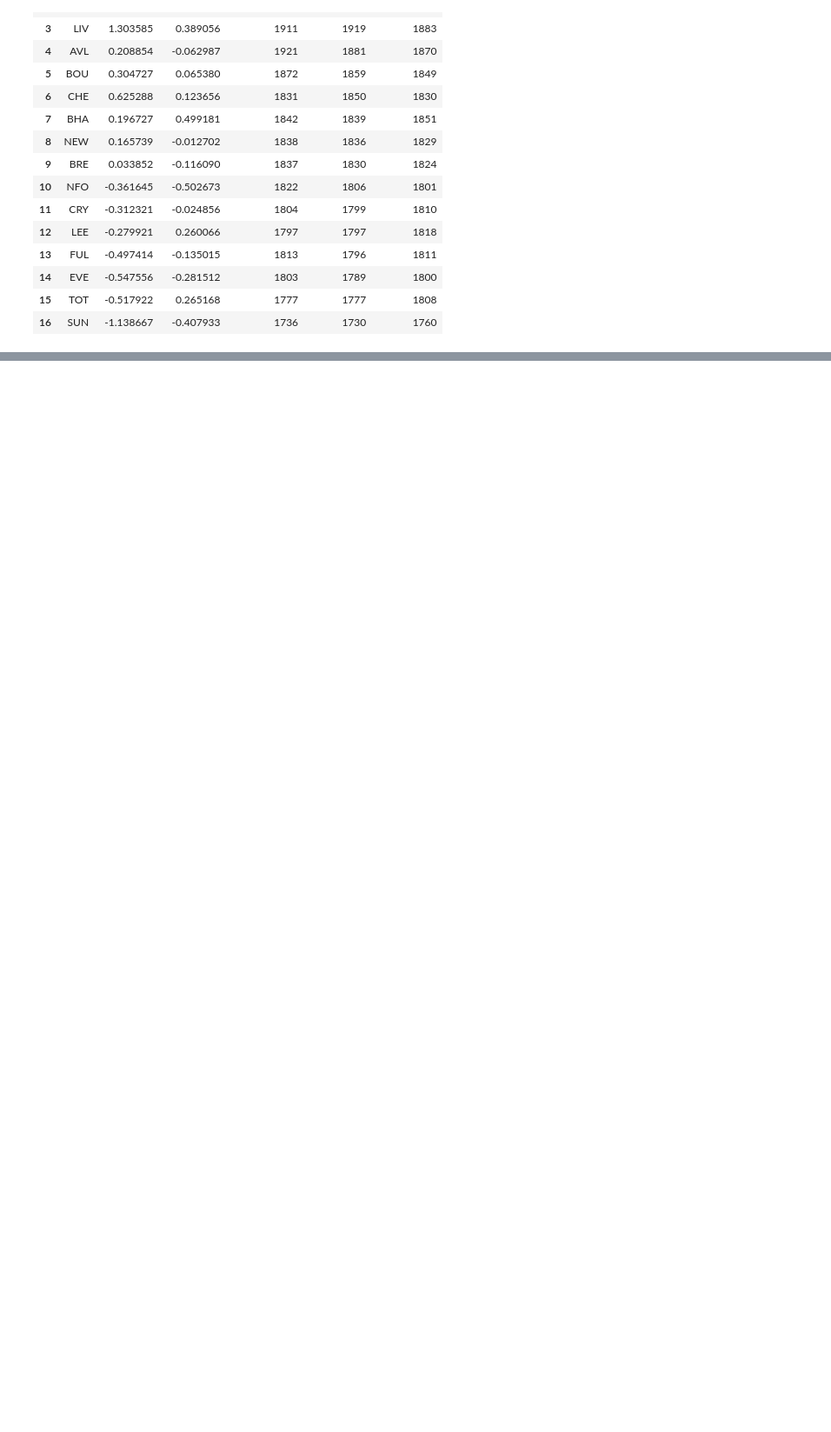
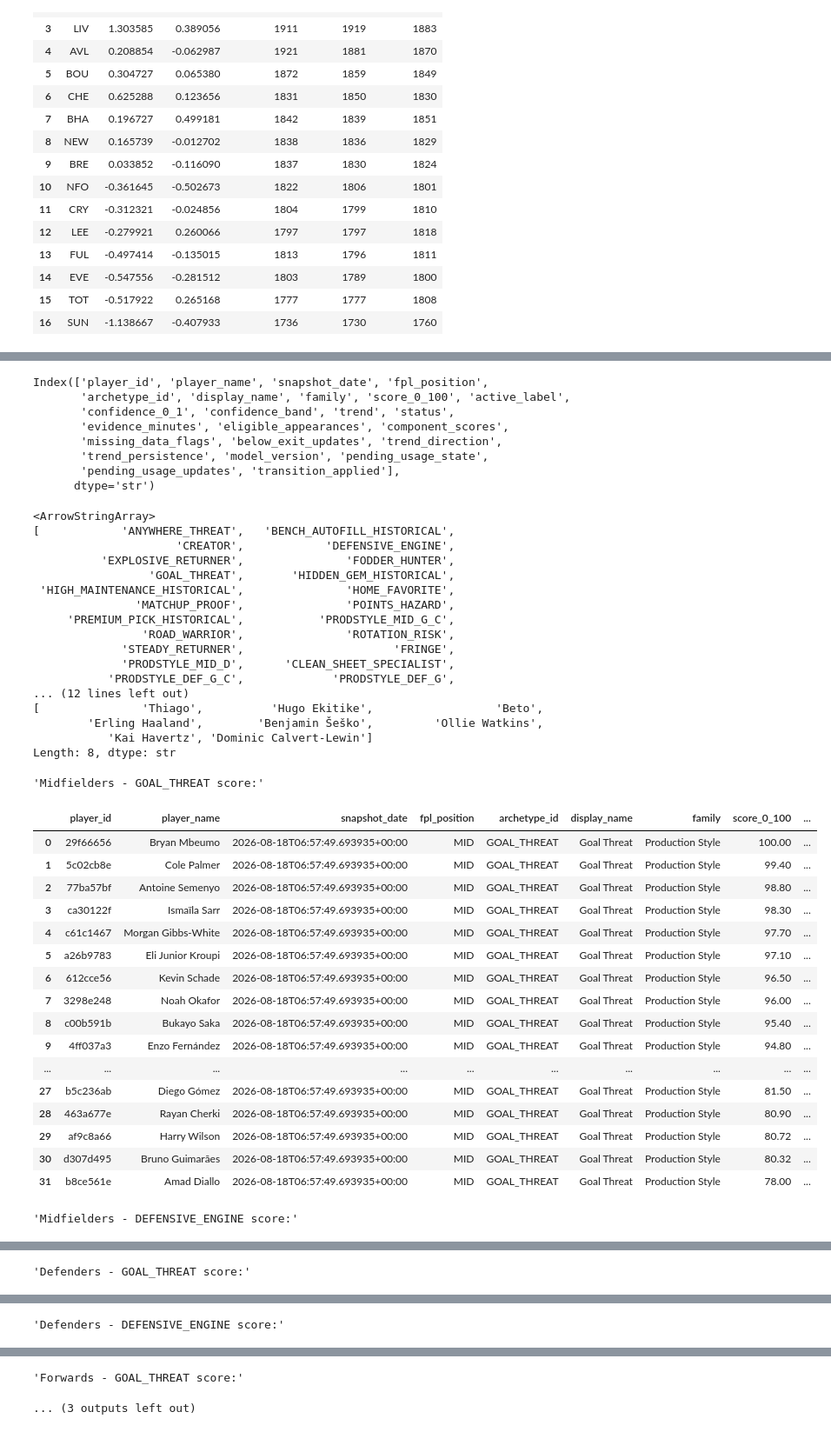
Before and after one commit to Ukandu20/FPL_Assistant, a Jupyter notebook: notebooks/fpl.ipynb, the cells around one changed output, grey strips where cells are left out. Shown at 87% size. Cells and saved outputs as stored; diff of their text form; code cells hidden in the pictures; blank space fills up the shorter version.

Commit message:
chore(analysis): tune goal threat and refresh notebook

```diff
--- a/notebooks/fpl.ipynb
+++ b/notebooks/fpl.ipynb
@@ -1760,0 +1783,26 @@ KeyError: "['clean_sheets'] not in index"
+# %%
+archetypes = pd.read_csv('../data/processed/archetypes/model_version=1.0.0/snapshot=2026-08-18T06-57-49Z/archetypes.csv')
+
+
+display(archetypes.describe())
+display(archetypes.columns)
+print(archetypes['archetype_id'].unique())
+
+goal_threats = archetypes[archetypes['archetype_id'].eq('GOAL_THREAT') & archetypes['active_label'].eq(True) & archetypes['fpl_position'].eq('FWD')].reset_index(drop=True)
+print(goal_threats['player_name'].unique())
+#display(goal_threats)
+
+def display_archetype_by_pos(df, archetype, position):
+    df = df.copy()
+
+    archetype_df = df[df['archetype_id'].eq(archetype) & df['active_label'].eq(True) & df['fpl_position'].eq(position)].reset_index(drop=True)
+
+    return archetype_df
+
+archs = ['GOAL_THREAT', 'DEFENSIVE_ENGINE']
+
+for pos, label in [('MID', 'Midfielders'), ('DEF', 'Defenders'), ('FWD', 'Forwards')]:
+    for arch in archs:
+        archetype_df = display_archetype_by_pos(archetypes, arch, pos)
+        display(f"{label} - {arch} score:", archetype_df.sort_values("score_0_100", ascending=False).reset_index(drop=True))
+# %% [output]
@@ -1760,0 +1818,44 @@ KeyError: "['clean_sheets'] not in index"
+Index(['player_id', 'player_name', 'snapshot_date', 'fpl_position',
+       'archetype_id', 'display_name', 'family', 'score_0_100', 'active_label',
+       'confidence_0_1', 'confidence_band', 'trend', 'status',
+       'evidence_minutes', 'eligible_appearances', 'component_scores',
+       'missing_data_flags', 'below_exit_updates', 'trend_direction',
+       'trend_persistence', 'model_version', 'pending_usage_state',
+       'pending_usage_updates', 'transition_applied'],
+      dtype='str')
+<ArrowStringArray>
+[            'ANYWHERE_THREAT',   'BENCH_AUTOFILL_HISTORICAL',
+                     'CREATOR',            'DEFENSIVE_ENGINE',
+          'EXPLOSIVE_RETURNER',               'FODDER_HUNTER',
+                 'GOAL_THREAT',       'HIDDEN_GEM_HISTORICAL',
+ 'HIGH_MAINTENANCE_HISTORICAL',               'HOME_FAVORITE',
+               'MATCHUP_PROOF',               'POINTS_HAZARD',
+     'PREMIUM_PICK_HISTORICAL',           'PRODSTYLE_MID_G_C',
+                'ROAD_WARRIOR',               'ROTATION_RISK',
+             'STEADY_RETURNER',                      'FRINGE',
+             'PRODSTYLE_MID_D',      'CLEAN_SHEET_SPECIALIST',
+           'PRODSTYLE_DEF_G_C',             'PRODSTYLE_DEF_G',
+... (12 lines left out)
+[               'Thiago',          'Hugo Ekitike',                  'Beto',
+        'Erling Haaland',        'Benjamin Šeško',         'Ollie Watkins',
+           'Kai Havertz', 'Dominic Calvert-Lewin']
+Length: 8, dtype: str
+'Midfielders - GOAL_THREAT score:'
+|  | player_id | player_name | snapshot_date | fpl_position | archetype_id | display_name | family | score_0_100 | ... |
+| 0 | 29f66656 | Bryan Mbeumo | 2026-08-18T06:57:49.693935+00:00 | MID | GOAL_THREAT | Goal Threat | Production Style | 100.00 | ... |
+| 1 | 5c02cb8e | Cole Palmer | 2026-08-18T06:57:49.693935+00:00 | MID | GOAL_THREAT | Goal Threat | Production Style | 99.40 | ... |
+| 2 | 77ba57bf | Antoine Semenyo | 2026-08-18T06:57:49.693935+00:00 | MID | GOAL_THREAT | Goal Threat | Production Style | 98.80 | ... |
+| 3 | ca30122f | Ismaïla Sarr | 2026-08-18T06:57:49.693935+00:00 | MID | GOAL_THREAT | Goal Threat | Production Style | 98.30 | ... |
+| 4 | c61c1467 | Morgan Gibbs-White | 2026-08-18T06:57:49.693935+00:00 | MID | GOAL_THREAT | Goal Threat | Production Style | 97.70 | ... |
+| 5 | a26b9783 | Eli Junior Kroupi | 2026-08-18T06:57:49.693935+00:00 | MID | GOAL_THREAT | Goal Threat | Production Style | 97.10 | ... |
+| 6 | 612cce56 | Kevin Schade | 2026-08-18T06:57:49.693935+00:00 | MID | GOAL_THREAT | Goal Threat | Production Style | 96.50 | ... |
+| 7 | 3298e248 | Noah Okafor | 2026-08-18T06:57:49.693935+00:00 | MID | GOAL_THREAT | Goal Threat | Production Style | 96.00 | ... |
+| 8 | c00b591b | Bukayo Saka | 2026-08-18T06:57:49.693935+00:00 | MID | GOAL_THREAT | Goal Threat | Production Style | 95.40 | ... |
+| 9 | 4ff037a3 | Enzo Fernández | 2026-08-18T06:57:49.693935+00:00 | MID | GOAL_THREAT | Goal Threat | Production Style | 94.80 | ... |
+| ... | ... | ... | ... | ... | ... | ... | ... | ... | ... |
+| 27 | b5c236ab | Diego Gómez | 2026-08-18T06:57:49.693935+00:00 | MID | GOAL_THREAT | Goal Threat | Production Style | 81.50 | ... |
+| 28 | 463a677e | Rayan Cherki | 2026-08-18T06:57:49.693935+00:00 | MID | GOAL_THREAT | Goal Threat | Production Style | 80.90 | ... |
+| 29 | af9c8a66 | Harry Wilson | 2026-08-18T06:57:49.693935+00:00 | MID | GOAL_THREAT | Goal Threat | Production Style | 80.72 | ... |
+| 30 | d307d495 | Bruno Guimarães | 2026-08-18T06:57:49.693935+00:00 | MID | GOAL_THREAT | Goal Threat | Production Style | 80.32 | ... |
+| 31 | b8ce561e | Amad Diallo | 2026-08-18T06:57:49.693935+00:00 | MID | GOAL_THREAT | Goal Threat | Production Style | 78.00 | ... |
+'Midfielders - DEFENSIVE_ENGINE score:'
@@ -1760,0 +1879 @@ KeyError: "['clean_sheets'] not in index"
+'Defenders - GOAL_THREAT score:'
@@ -1760,0 +1897 @@ KeyError: "['clean_sheets'] not in index"
+'Defenders - DEFENSIVE_ENGINE score:'
@@ -1760,0 +1915,2 @@ KeyError: "['clean_sheets'] not in index"
+'Forwards - GOAL_THREAT score:'
+... (3 outputs left out)
```
Also changed, not shown: parts of 2 cells of this notebook, 1 other file.
